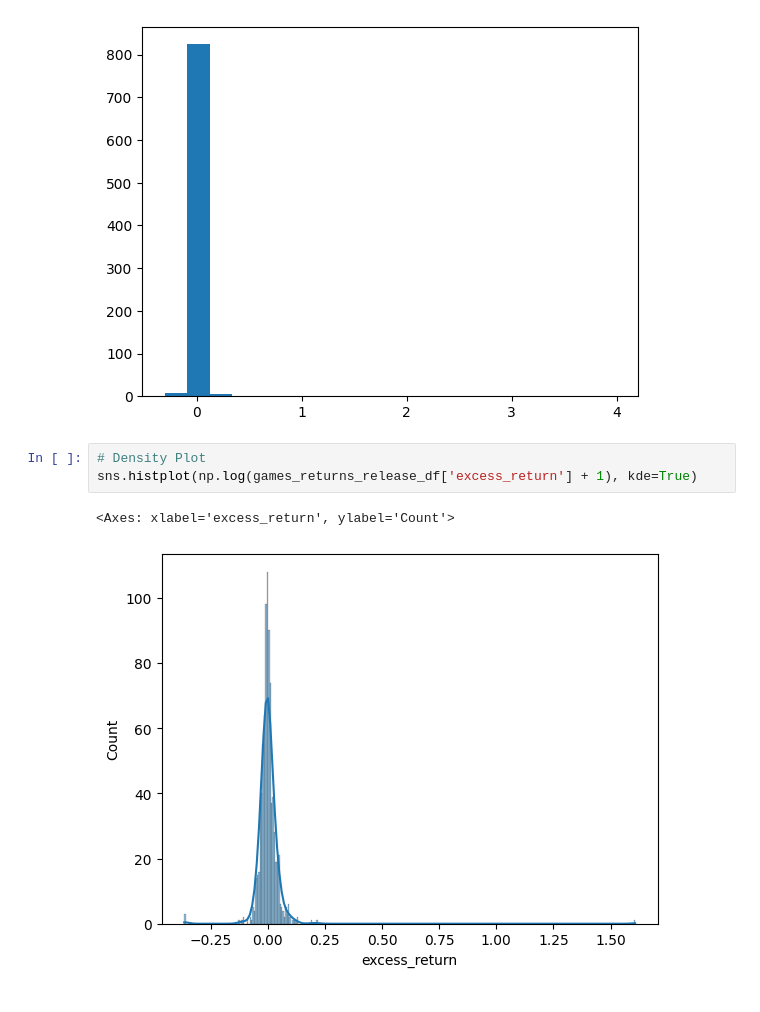
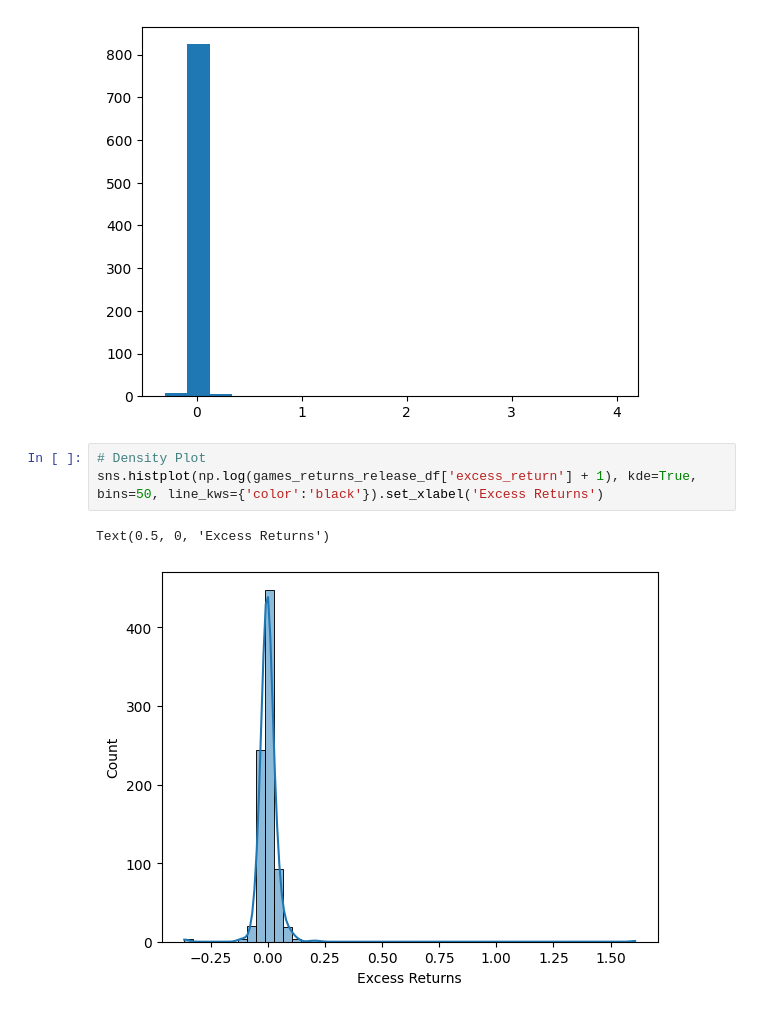
Before and after one commit to c0nn0rstevens/video-game-review-scores-returns-thesis, a Jupyter notebook: cross_sectional_regressions.ipynb, the cells around one changed output. Saved outputs shown, nothing was run; the diff lists cells and outputs as text.

```diff
--- a/cross_sectional_regressions.ipynb
+++ b/cross_sectional_regressions.ipynb
@@ -217,7 +287,7 @@ plt.show()
 [figure]
 # %%
 # Density Plot
-sns.histplot(np.log(games_returns_release_df['excess_return'] + 1), kde=True)
+sns.histplot(np.log(games_returns_release_df['excess_return'] + 1), kde=True, bins=50, line_kws={'color':'black'}).set_xlabel('Excess Returns')
 # %% [output]
-<Axes: xlabel='excess_return', ylabel='Count'>
+Text(0.5, 0, 'Excess Returns')
-[figure, old version]
+[figure, new version]
```
Also changed, not shown: parts of 10 cells of this notebook.
